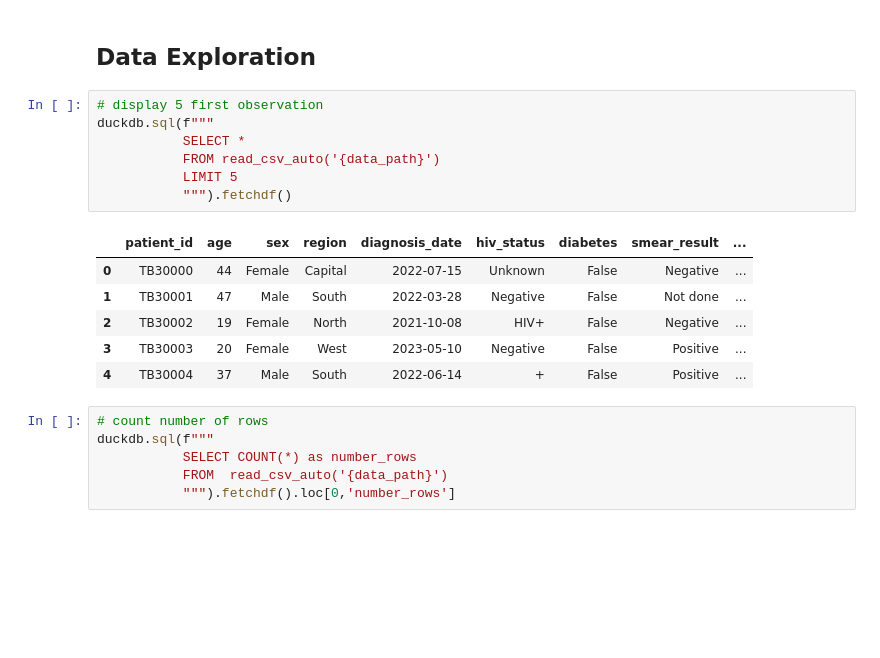
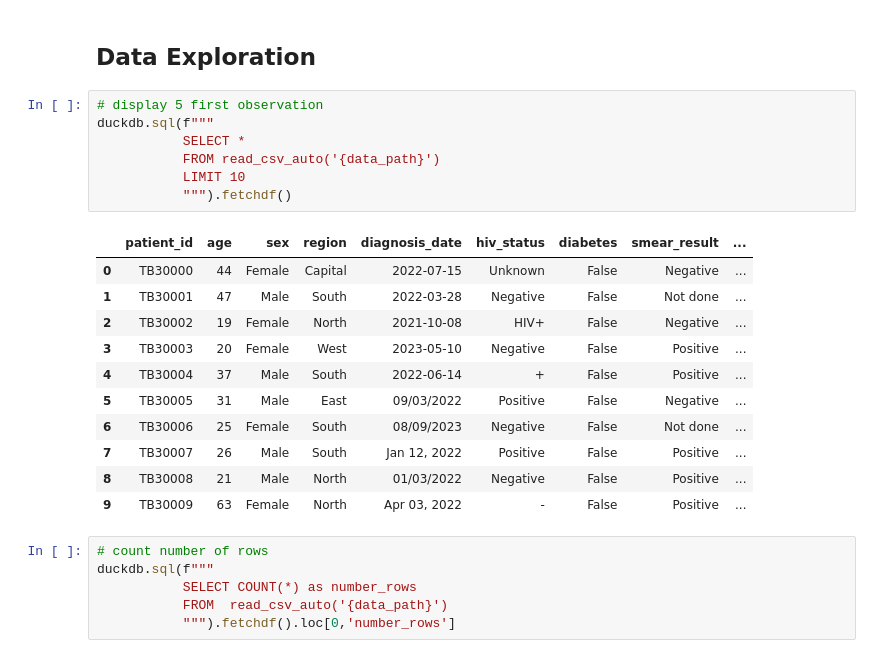
Before and after one commit to G-Gakii/tb_outcome_prediction, a Jupyter notebook: notebook/01_data_cleaning.ipynb, the cells around one changed output. Cells and saved outputs as stored; diff of their text form; blank space fills up the shorter version.

```diff
--- a/notebook/01_data_cleaning.ipynb
+++ b/notebook/01_data_cleaning.ipynb
@@ -14,17 +15,22 @@ data_path='../data/tb-outcomes.csv'
 # %%
 # display 5 first observation
 duckdb.sql(f"""
            SELECT *
            FROM read_csv_auto('{data_path}')
-           LIMIT 5
+           LIMIT 10
            """).fetchdf()
 # %% [output]
 |  | patient_id | age | sex | region | diagnosis_date | hiv_status | diabetes | smear_result | ... |
 | 0 | TB30000 | 44 | Female | Capital | 2022-07-15 | Unknown | False | Negative | ... |
 | 1 | TB30001 | 47 | Male | South | 2022-03-28 | Negative | False | Not done | ... |
 | 2 | TB30002 | 19 | Female | North | 2021-10-08 | HIV+ | False | Negative | ... |
 | 3 | TB30003 | 20 | Female | West | 2023-05-10 | Negative | False | Positive | ... |
 | 4 | TB30004 | 37 | Male | South | 2022-06-14 | + | False | Positive | ... |
+| 5 | TB30005 | 31 | Male | East | 09/03/2022 | Positive | False | Negative | ... |
+| 6 | TB30006 | 25 | Female | South | 08/09/2023 | Negative | False | Not done | ... |
+| 7 | TB30007 | 26 | Male | South | Jan 12, 2022 | Positive | False | Positive | ... |
+| 8 | TB30008 | 21 | Male | North | 01/03/2022 | Negative | False | Positive | ... |
+| 9 | TB30009 | 63 | Female | North | Apr 03, 2022 | - | False | Positive | ... |
 # %%
 # count number of rows
 duckdb.sql(f"""
```
Also changed, not shown: parts of 20 cells of this notebook.
